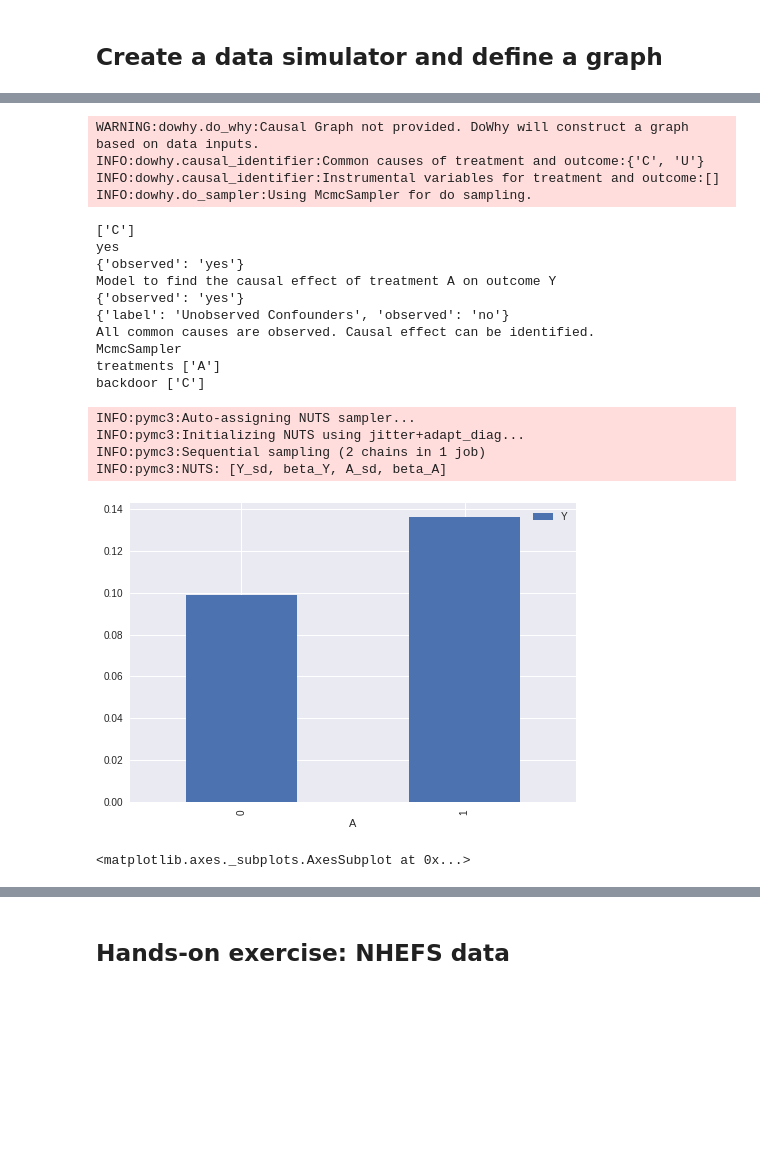
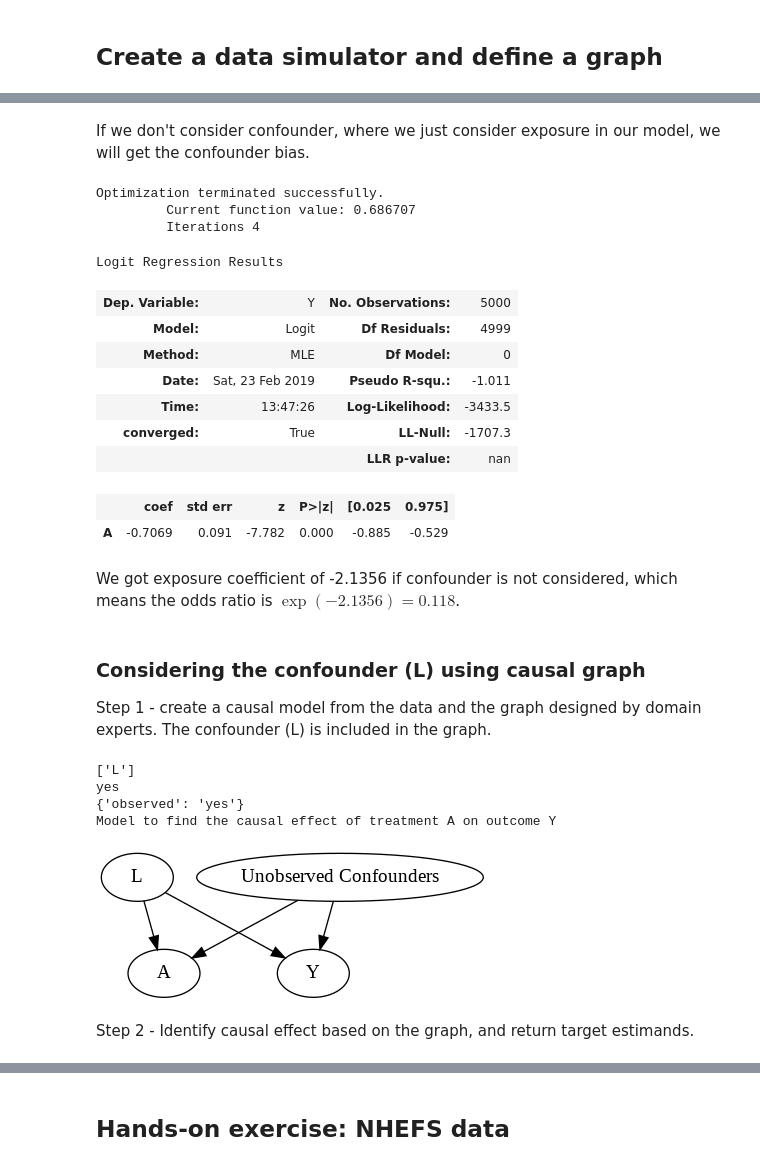
Before and after one commit to ckbjimmy/2019_tokyo, a Jupyter notebook: causal_workshop.ipynb, the cells around one changed output, grey strips where cells are left out. Drawn from its saved outputs; the diff is of its cells as text; code cells hidden in the pictures; blank space fills up the shorter version.

```diff
--- a/causal_workshop.ipynb
+++ b/causal_workshop.ipynb
@@ -475,32 +201,44 @@ Warnings:
-# %%
-cdf_do = cdf.causal.do(x={'A': 0},
-              variable_types={'A': 'b', 'C': 'c', 'Y': 'c'},
-              outcome='Y',
-              method='mcmc',
-              common_causes=['C'],
-              keep_original_treatment=True,
-              proceed_when_unidentifiable=True).groupby('A').mean().plot(y='Y', kind='bar')
-# %% [output]
-WARNING:dowhy.do_why:Causal Graph not provided. DoWhy will construct a graph based on data inputs.
-INFO:dowhy.causal_identifier:Common causes of treatment and outcome:{'C', 'U'}
-INFO:dowhy.causal_identifier:Instrumental variables for treatment and outcome:[]
-INFO:dowhy.do_sampler:Using McmcSampler for do sampling.
-['C']
-yes
-{'observed': 'yes'}
-Model to find the causal effect of treatment A on outcome Y
-{'observed': 'yes'}
-{'label': 'Unobserved Confounders', 'observed': 'no'}
-All common causes are observed. Causal effect can be identified.
-McmcSampler
-treatments ['A']
-backdoor ['C']
-INFO:pymc3:Auto-assigning NUTS sampler...
-INFO:pymc3:Initializing NUTS using jitter+adapt_diag...
-INFO:pymc3:Sequential sampling (2 chains in 1 job)
-INFO:pymc3:NUTS: [Y_sd, beta_Y, A_sd, beta_A]
-[figure, removed]
-# %%
-cdf_do
-# %% [output]
-<matplotlib.axes._subplots.AxesSubplot at 0x...>
+# %% [markdown]
+If we don't consider confounder, where we just consider exposure in our model, we will get the confounder bias.
+# %%
+df = data['df']
+model = Logit(df['Y'], df[['A']]) # no confounder L
+result = model.fit()
+result.summary()
+# %% [output]
+Optimization terminated successfully.
+         Current function value: 0.686707
+         Iterations 4
+Logit Regression Results
+| Dep. Variable: | Y | No. Observations: | 5000 |
+| Model: | Logit | Df Residuals: | 4999 |
+| Method: | MLE | Df Model: | 0 |
+| Date: | Sat, 23 Feb 2019 | Pseudo R-squ.: | -1.011 |
+| Time: | 13:47:26 | Log-Likelihood: | -3433.5 |
+| converged: | True | LL-Null: | -1707.3 |
+|  |  | LLR p-value: | nan |
+|  | coef | std err | z | P>|z| | [0.025 | 0.975] |
+| A | -0.7069 | 0.091 | -7.782 | 0.000 | -0.885 | -0.529 |
+# %% [markdown]
+We got exposure coefficient of -2.1356 if confounder is not considered, which means the odds ratio is $\exp(-2.1356) = 0.118$.
+# %% [markdown]
+### Considering the confounder (L) using causal graph
+
+Step 1 - create a causal model from the data and the graph designed by domain experts. The confounder (L) is included in the graph.
+# %%
+model = CausalModel(
+    data=data["df"],
+    treatment=data["treatment_name"],
+    outcome=data["outcome_name"],
+    graph=data["gml_graph"])
+
+model.view_model()
+display(Image(filename="causal_model.png"))
+# %% [output]
+['L']
+yes
+{'observed': 'yes'}
+Model to find the causal effect of treatment A on outcome Y
+[figure, added]
+# %% [markdown]
+Step 2 - Identify causal effect based on the graph, and return target estimands.
```
Also changed, not shown: parts of 46 cells of this notebook.
